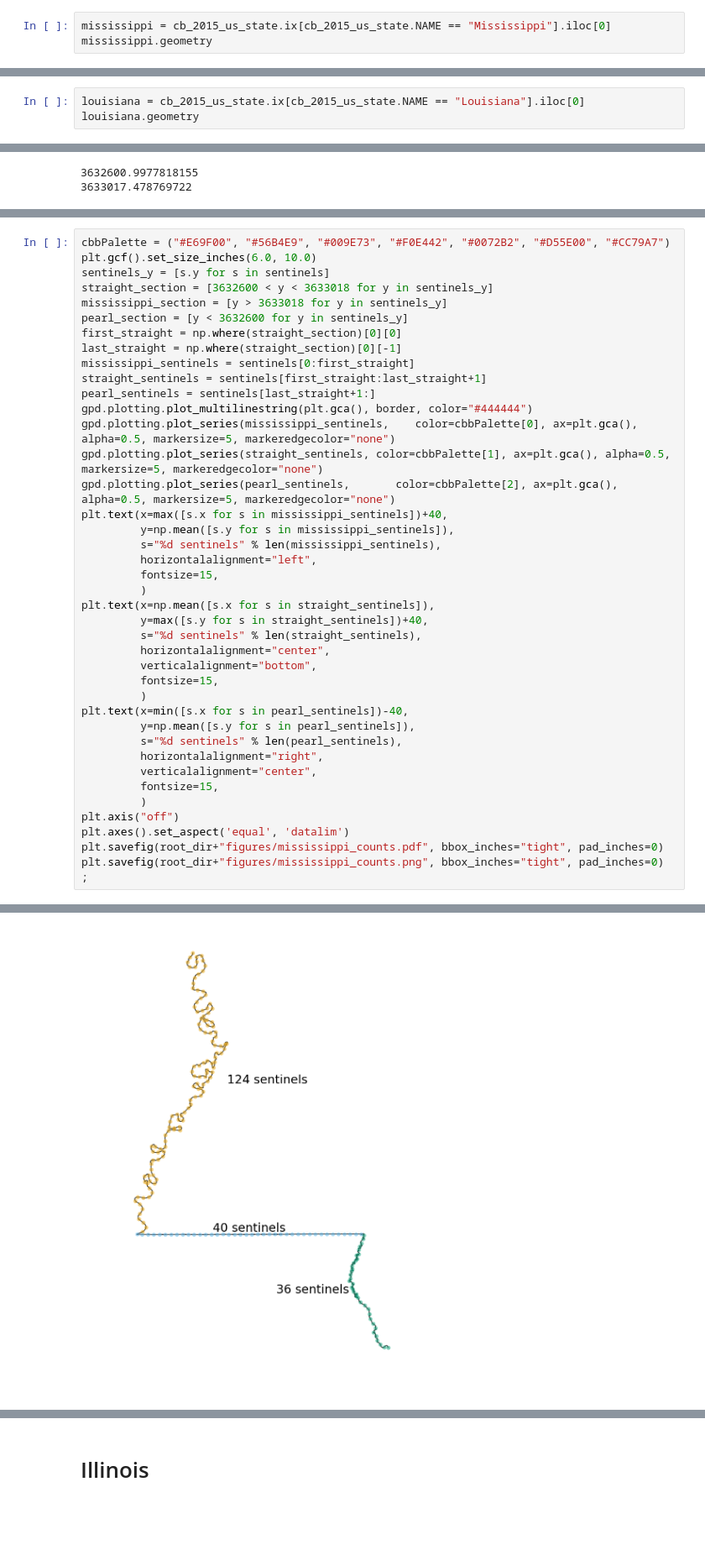
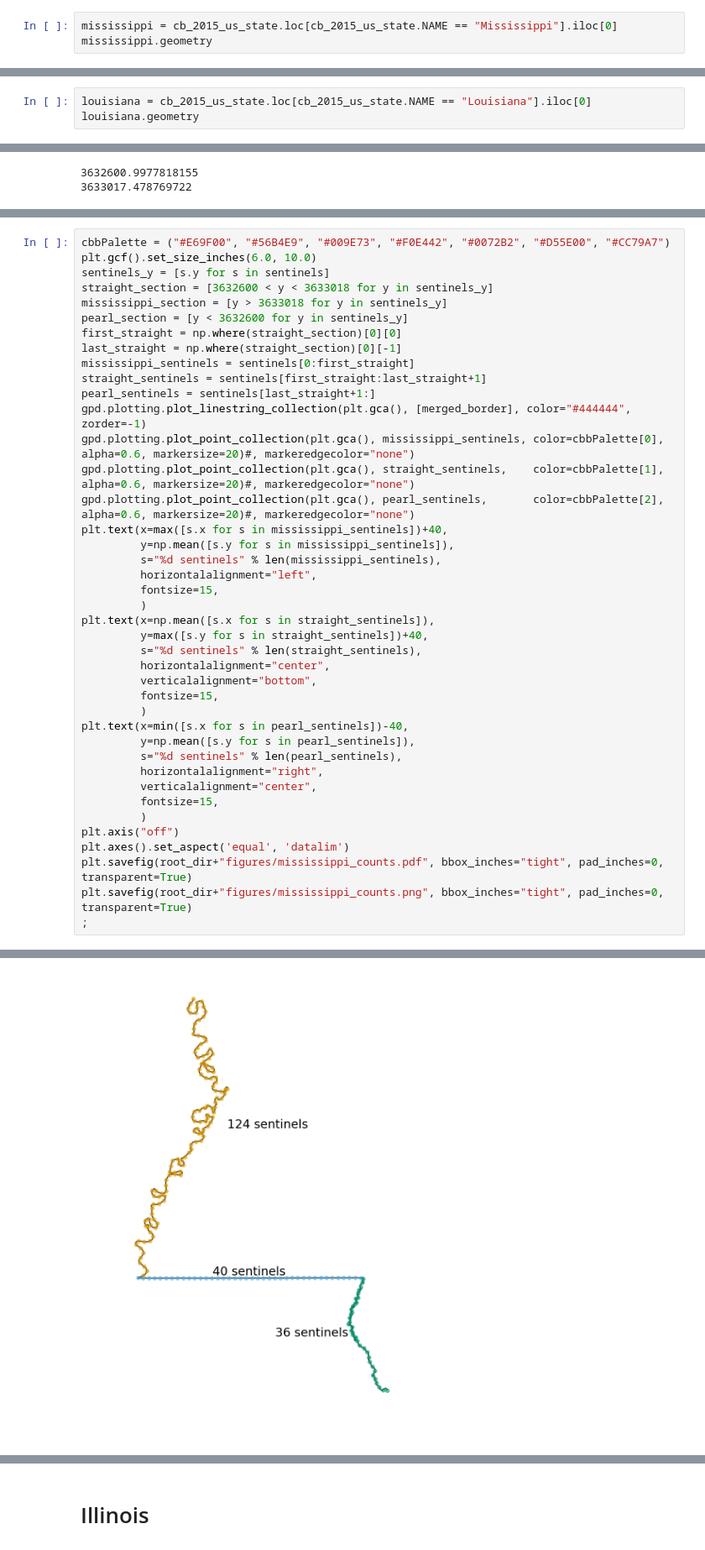
Before and after one commit to gwb/rdd-coverage, a Jupyter notebook: Maxime/notebooks/Mississippi.ipynb, the cells around one changed output, grey strips where cells are left out. Shown at 84% size. Drawn from its saved outputs; the diff is of its cells as text; blank space fills up the shorter version.

```diff
--- a/Maxime/notebooks/Mississippi.ipynb
+++ b/Maxime/notebooks/Mississippi.ipynb
@@ -23,6 +23,6 @@ cb_2015_us_state = gpd.read_file(root_dir+"national_data/cb_2015_us_state_500k/c
 # %% [markdown]
 # Mississippi
 # %%
-mississippi = cb_2015_us_state.ix[cb_2015_us_state.NAME == "Mississippi"].iloc[0]
+mississippi = cb_2015_us_state.loc[cb_2015_us_state.NAME == "Mississippi"].iloc[0]
 mississippi.geometry
 # %% [output]
@@ -37,5 +30,5 @@ http://pandas.pydata.org/pandas-docs/stable/indexing.html#deprecate_ix
 # %%
-louisiana = cb_2015_us_state.ix[cb_2015_us_state.NAME == "Louisiana"].iloc[0]
+louisiana = cb_2015_us_state.loc[cb_2015_us_state.NAME == "Louisiana"].iloc[0]
 louisiana.geometry
 # %% [output]
 <shapely.geometry.multipolygon.MultiPolygon at 0x...>
@@ -88,37 +101,37 @@ pearl_section = [y < 3632600 for y in sentinels_y]
 first_straight = np.where(straight_section)[0][0]
 last_straight = np.where(straight_section)[0][-1]
 mississippi_sentinels = sentinels[0:first_straight]
 straight_sentinels = sentinels[first_straight:last_straight+1]
 pearl_sentinels = sentinels[last_straight+1:]
-gpd.plotting.plot_multilinestring(plt.gca(), border, color="#444444")
-gpd.plotting.plot_series(mississippi_sentinels,    color=cbbPalette[0], ax=plt.gca(), alpha=0.5, markersize=5, markeredgecolor="none")
-gpd.plotting.plot_series(straight_sentinels, color=cbbPalette[1], ax=plt.gca(), alpha=0.5, markersize=5, markeredgecolor="none")
-gpd.plotting.plot_series(pearl_sentinels,       color=cbbPalette[2], ax=plt.gca(), alpha=0.5, markersize=5, markeredgecolor="none")
+gpd.plotting.plot_linestring_collection(plt.gca(), [merged_border], color="#444444", zorder=-1)
+gpd.plotting.plot_point_collection(plt.gca(), mississippi_sentinels, color=cbbPalette[0], alpha=0.6, markersize=20)#, markeredgecolor="none")
+gpd.plotting.plot_point_collection(plt.gca(), straight_sentinels,    color=cbbPalette[1], alpha=0.6, markersize=20)#, markeredgecolor="none")
+gpd.plotting.plot_point_collection(plt.gca(), pearl_sentinels,       color=cbbPalette[2], alpha=0.6, markersize=20)#, markeredgecolor="none")
 plt.text(x=max([s.x for s in mississippi_sentinels])+40,
          y=np.mean([s.y for s in mississippi_sentinels]),
          s="%d sentinels" % len(mississippi_sentinels),
          horizontalalignment="left",
          fontsize=15,
          )
 plt.text(x=np.mean([s.x for s in straight_sentinels]),
          y=max([s.y for s in straight_sentinels])+40,
          s="%d sentinels" % len(straight_sentinels),
          horizontalalignment="center",
          verticalalignment="bottom",
          fontsize=15,
          )
 plt.text(x=min([s.x for s in pearl_sentinels])-40,
          y=np.mean([s.y for s in pearl_sentinels]),
          s="%d sentinels" % len(pearl_sentinels),
          horizontalalignment="right",
          verticalalignment="center",
          fontsize=15,
          )
 plt.axis("off")
 plt.axes().set_aspect('equal', 'datalim')
-plt.savefig(root_dir+"figures/mississippi_counts.pdf", bbox_inches="tight", pad_inches=0)
-plt.savefig(root_dir+"figures/mississippi_counts.png", bbox_inches="tight", pad_inches=0)
+plt.savefig(root_dir+"figures/mississippi_counts.pdf", bbox_inches="tight", pad_inches=0, transparent=True)
+plt.savefig(root_dir+"figures/mississippi_counts.png", bbox_inches="tight", pad_inches=0, transparent=True)
 ;
 # %% [output]
 ''
-[figure, old version]
+[figure, new version]
```
Also changed, not shown: parts of 9 cells of this notebook, 13 other files.
